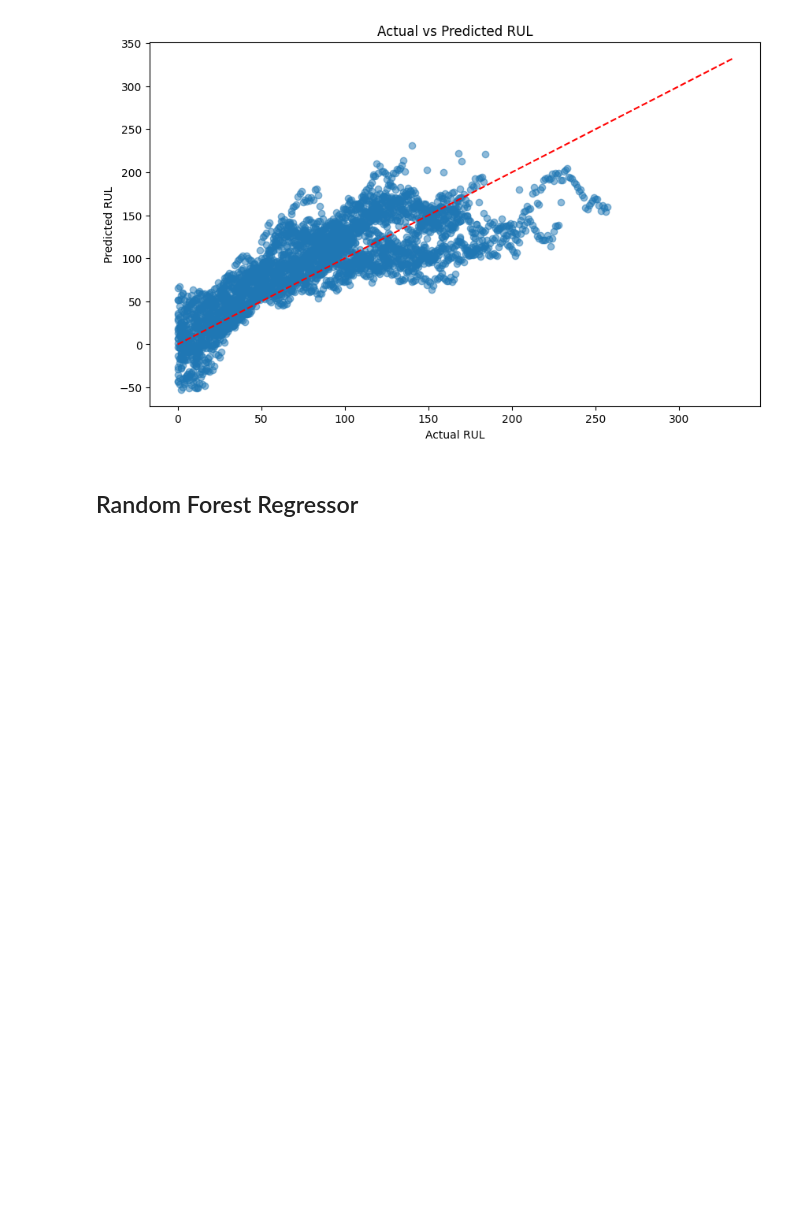
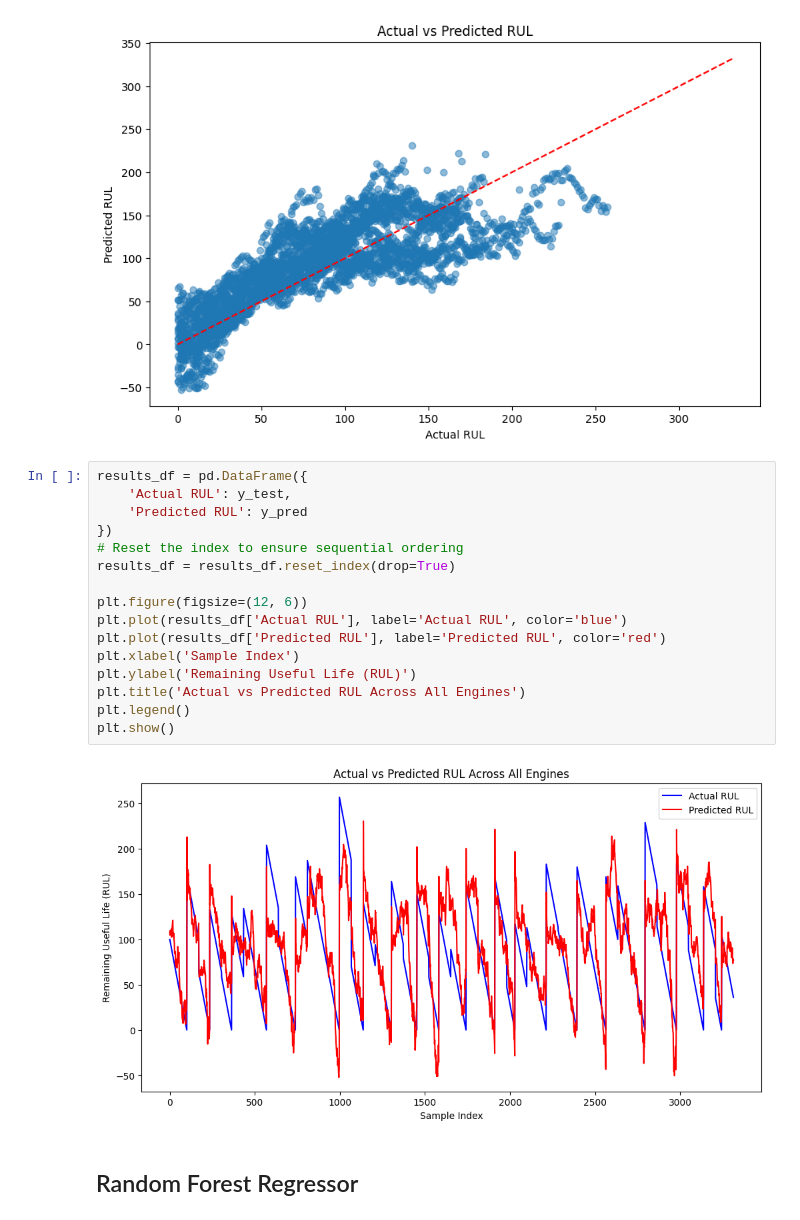
Before and after one commit to sh3ngsh3ng/CMAPSS_GRP_2, a Jupyter notebook: drafts/simple_LR.ipynb, the cells around one changed output. Drawn from its saved outputs; the diff is of its cells as text; blank space fills up the shorter version.

```diff
--- a/drafts/simple_LR.ipynb
+++ b/drafts/simple_LR.ipynb
@@ -229,6 +229,24 @@ plt.plot([y.min(), y.max()], [y.min(), y.max()], 'r--')
 plt.show()
 # %% [output]
 [figure]
+# %%
+results_df = pd.DataFrame({
+    'Actual RUL': y_test,
+    'Predicted RUL': y_pred
+})
+# Reset the index to ensure sequential ordering
+results_df = results_df.reset_index(drop=True)
+
+plt.figure(figsize=(12, 6))
+plt.plot(results_df['Actual RUL'], label='Actual RUL', color='blue')
+plt.plot(results_df['Predicted RUL'], label='Predicted RUL', color='red')
+plt.xlabel('Sample Index')
+plt.ylabel('Remaining Useful Life (RUL)')
+plt.title('Actual vs Predicted RUL Across All Engines')
+plt.legend()
+plt.show()
+# %% [output]
+[figure, added]
 # %% [markdown]
 ## Random Forest Regressor
 # %%
```
Also changed, not shown: parts of 1 cell of this notebook, 5 other files.
